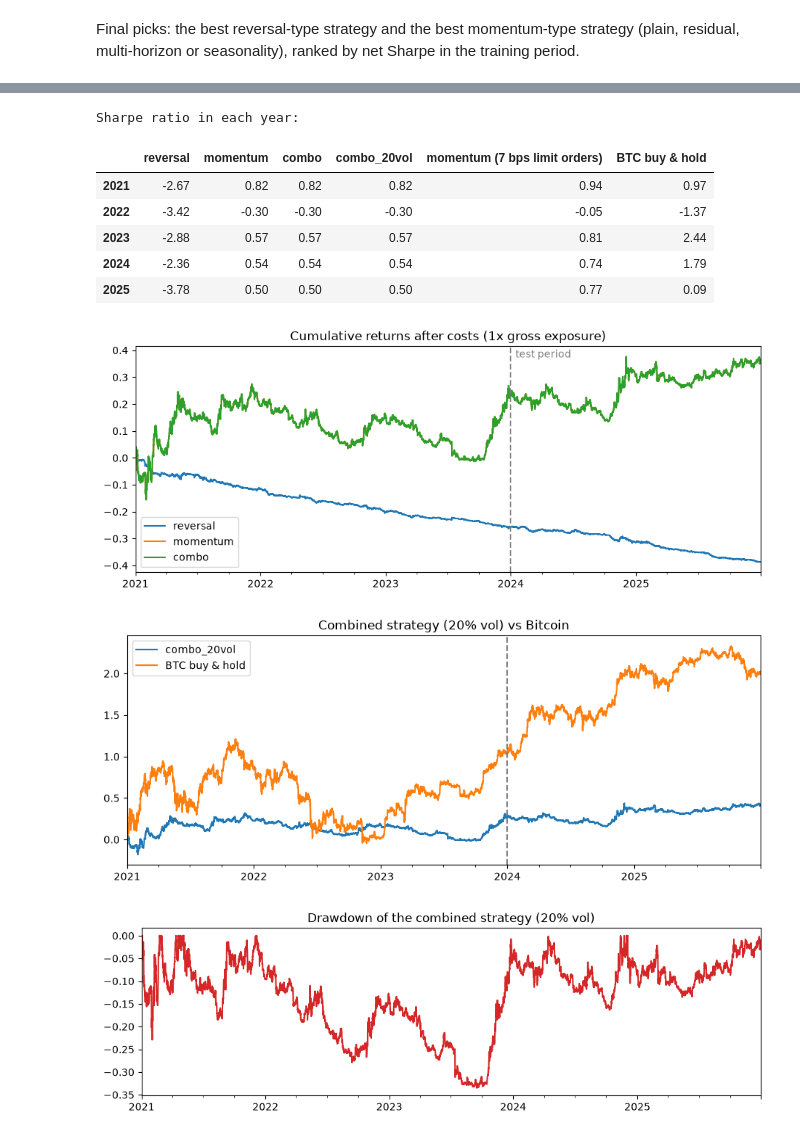
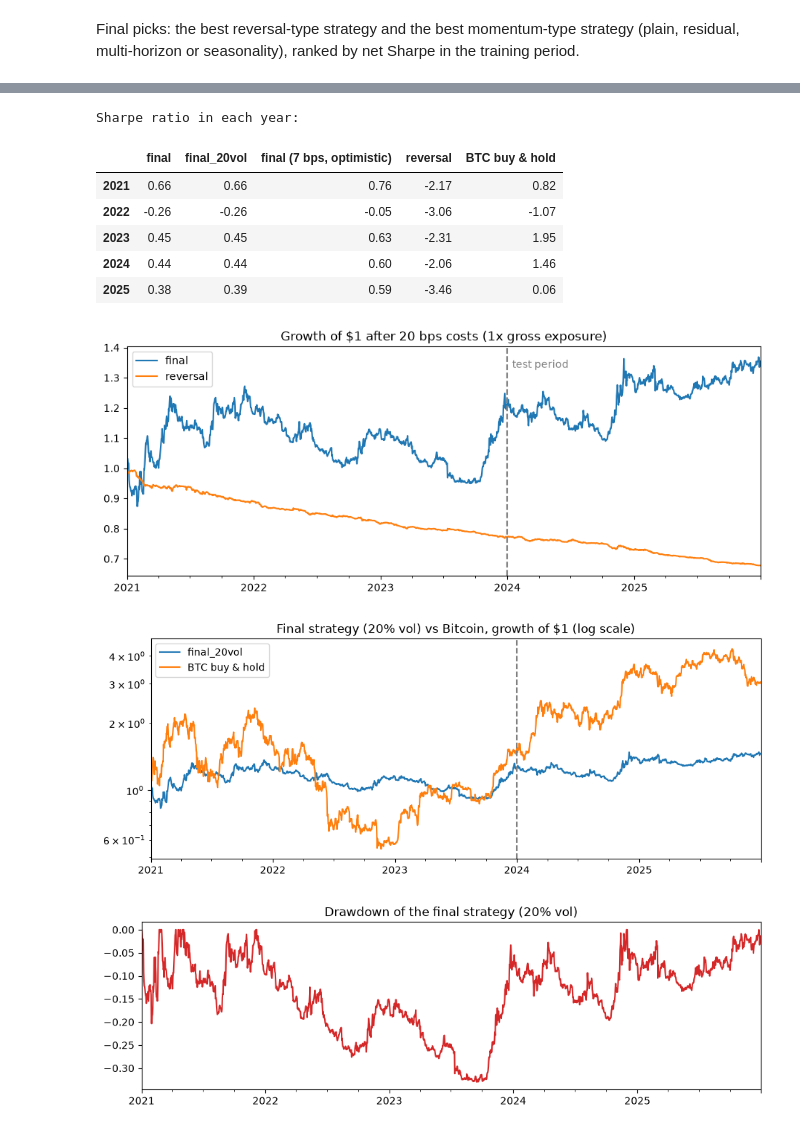
Before and after one commit to Gautam-Kanna/crypto-momentum-reversal, a Jupyter notebook: Crypto_Momentum_Reversal.ipynb, the cells around one changed output, grey strips where cells are left out. Drawn from its saved outputs; the diff is of its cells as text; code cells hidden in the pictures.

```diff
--- a/Crypto_Momentum_Reversal.ipynb
+++ b/Crypto_Momentum_Reversal.ipynb
@@ -500,11 +538,14 @@ Everything is after 20 bps costs, except one extra line showing the momentum str
 # %%
-strat['momentum (7 bps limit orders)'] = backtest(final['momentum'], cost=0.0007)['net']
+# Sensitivity test: the same final strategy at 7 bps (limit orders). This is an optimistic case,
+# since it assumes every limit order fills at the quoted price. The 20 bps result is the base case.
+strat['final (7 bps, optimistic)'] = sum(backtest(final[c], cost=0.0007)['net'] * wgt[c] for c in cols)
 strat['BTC buy & hold'] = btc
+report = strat[['final', 'final_20vol', 'final (7 bps, optimistic)', 'reversal', 'BTC buy & hold']]
 
 print('TRAINING period 2021-2023 (used to build the strategy)')
-display(compute_stats(strat.loc[train]).round(3))
+display(compute_stats(report.loc[train]).round(3))
 
 print('TEST period 2024-2025 (never seen before, the honest result)')
-display(compute_stats(strat.loc[test]).round(3))
+display(compute_stats(report.loc[test]).round(3))
 # %% [output]
 TRAINING period 2021-2023 (used to build the strategy)
@@ -526,33 +565,35 @@ TEST period 2024-2025 (never seen before, the honest result)
 # %%
 print('Sharpe ratio in each year:')
-strat.groupby(strat.index.year).apply(lambda x: x.apply(get_sharpe)).round(2)
+report.groupby(report.index.year).apply(lambda x: x.apply(get_sharpe)).round(2)
 # %% [output]
 Sharpe ratio in each year:
-|  | reversal | momentum | combo | combo_20vol | momentum (7 bps limit orders) | BTC buy & hold |
-| 2021 | -2.67 | 0.82 | 0.82 | 0.82 | 0.94 | 0.97 |
-| 2022 | -3.42 | -0.30 | -0.30 | -0.30 | -0.05 | -1.37 |
-| 2023 | -2.88 | 0.57 | 0.57 | 0.57 | 0.81 | 2.44 |
-| 2024 | -2.36 | 0.54 | 0.54 | 0.54 | 0.74 | 1.79 |
-| 2025 | -3.78 | 0.50 | 0.50 | 0.50 | 0.77 | 0.09 |
+|  | final | final_20vol | final (7 bps, optimistic) | reversal | BTC buy & hold |
+| 2021 | 0.66 | 0.66 | 0.76 | -2.17 | 0.82 |
+| 2022 | -0.26 | -0.26 | -0.05 | -3.06 | -1.07 |
+| 2023 | 0.45 | 0.45 | 0.63 | -2.31 | 1.95 |
+| 2024 | 0.44 | 0.44 | 0.60 | -2.06 | 1.46 |
+| 2025 | 0.38 | 0.39 | 0.59 | -3.46 | 0.06 |
 # %%
-ax = strat[['reversal', 'momentum', 'combo']].cumsum().plot(figsize=(11,4),
-        title='Cumulative returns after costs (1x gross exposure)')
+# Growth of $1 (equity curves), built from daily returns
+wealth = (1 + to_daily(report)).cumprod()
+
+ax = wealth[['final', 'reversal']].plot(figsize=(11,4), title='Growth of $1 after 20 bps costs (1x gross exposure)')
 ax.axvline(pd.Timestamp('2024-01-01'), color='gray', linestyle='--')
-ax.text(pd.Timestamp('2024-01-15'), ax.get_ylim()[1]*0.9, 'test period', color='gray')
+ax.text(pd.Timestamp('2024-01-15'), ax.get_ylim()[1]*0.95, 'test period', color='gray')
 plt.show()
 
-ax = strat[['combo_20vol', 'BTC buy & hold']].cumsum().plot(figsize=(11,4),
-        title='Combined strategy (20% vol) vs Bitcoin')
+ax = wealth[['final_20vol', 'BTC buy & hold']].plot(figsize=(11,4), logy=True,
+        title='Final strategy (20% vol) vs Bitcoin, growth of $1 (log scale)')
 ax.axvline(pd.Timestamp('2024-01-01'), color='gray', linestyle='--')
 plt.show()
 
-cum = strat['combo_20vol'].cumsum()
-(cum - cum.cummax()).plot(figsize=(11,3), color='tab:red', title='Drawdown of the combined strategy (20% vol)')
+w = wealth['final_20vol']
+(w / w.cummax() - 1).plot(figsize=(11,3), color='tab:red', title='Drawdown of the final strategy (20% vol)')
 plt.show()
 # %% [output]
-[figure, old version]
+[figure, new version]
-[figure, old version]
+[figure, new version]
-[figure, old version]
+[figure, new version]
 # %% [markdown]
 ## 11. Findings
 
```
Also changed, not shown: parts of 22 cells of this notebook, 2 other files.
